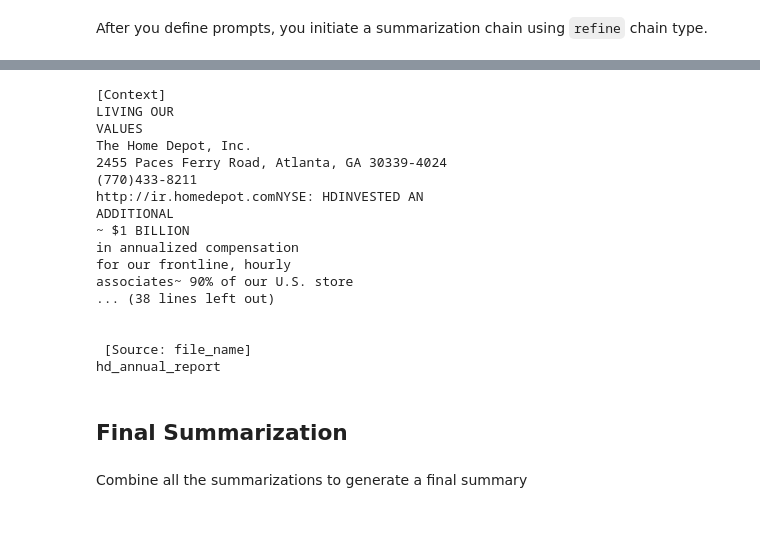
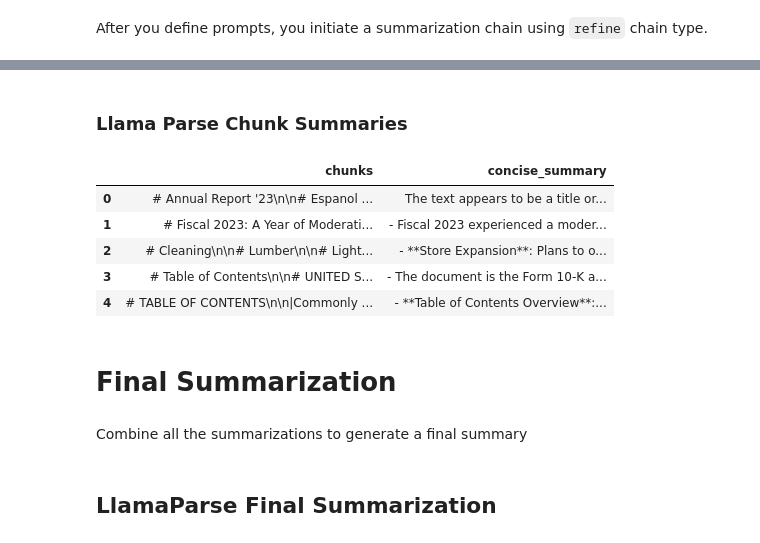
Before and after one commit to namtran6701/Large-Document-Summarization, a Jupyter notebook: Large_Doc_Summarization.ipynb, the cells around one changed output, grey strips where cells are left out. Saved outputs shown, nothing was run; the diff lists cells and outputs as text; code cells hidden in the pictures.

```diff
--- a/Large_Doc_Summarization.ipynb
+++ b/Large_Doc_Summarization.ipynb
@@ -172,34 +268,30 @@ Examine summarization of a specific page
-# %%
-# page 98
-index = 138
-print("[Context]")
-print(pdf_refine_summary["chunks"].iloc[index])
-print("\n\n [Simple Summary]")
-print(pdf_refine_summary["concise_summary"].iloc[index])
-print("\n\n [Page number]")
-print(pdf_refine_summary["page_number"].iloc[index])
-print("\n\n [Source: file_name]")
-print(pdf_refine_summary["file_name"].iloc[index])
-# %% [output]
-[Context]
-LIVING OUR
-VALUES
-The Home Depot, Inc.
-2455 Paces Ferry Road, Atlanta, GA 30339-4024
-(770)433-8211
-http://ir.homedepot.comNYSE: HDINVESTED AN
-ADDITIONAL
-~ $1 BILLION
-in annualized compensation
-for our frontline, hourly
-associates~ 90% of our U.S. store
-... (38 lines left out)
-
-
- [Source: file_name]
-hd_annual_report
+# %% [markdown]
+### Llama Parse Chunk Summaries
+# %%
+# create summary for each chunk extracted by pdf reader
+llamaparse_refine_outputs = refine_chain({'input_documents': llama_parse_processed})
+# %%
+llamaparse_final_refine_data = []
+for doc, out in zip(
+    llamaparse_refine_outputs["input_documents"], llamaparse_refine_outputs["intermediate_steps"]
+):
+    output = {}
+    output["chunks"] = doc.page_content
+    output["concise_summary"] = out
+    llamaparse_final_refine_data.append(output)
+# %%
+llamaparse_refine_summary = pd.DataFrame.from_dict(llamaparse_final_refine_data)
+llamaparse_refine_summary.reset_index(inplace=True, drop=True)
+llamaparse_refine_summary.head()
+# %% [output]
+|  | chunks | concise_summary |
+| 0 | # Annual Report '23\n\n# Espanol ... | The text appears to be a title or... |
+| 1 | # Fiscal 2023: A Year of Moderati... | - Fiscal 2023 experienced a moder... |
+| 2 | # Cleaning\n\n# Lumber\n\n# Light... | - **Store Expansion**: Plans to o... |
+| 3 | # Table of Contents\n\n# UNITED S... | - The document is the Form 10-K a... |
+| 4 | # TABLE OF CONTENTS\n\n|Commonly ... | - **Table of Contents Overview**:... |
 # %% [markdown]
-## Final Summarization
+# Final Summarization
 # %%
 from langchain.prompts import PromptTemplate
 from langchain.chains import LLMChain
@@ -207,4 +299,6 @@ from langchain_core.messages import AIMessage, HumanMessage, SystemMessage
 from langchain_core.output_parsers import StrOutputParser
 # %% [markdown]
 Combine all the summarizations to generate a final summary
+# %% [markdown]
+## LlamaParse Final Summarization
 # %%
```
Also changed, not shown: parts of 49 cells of this notebook, 4 other files.
